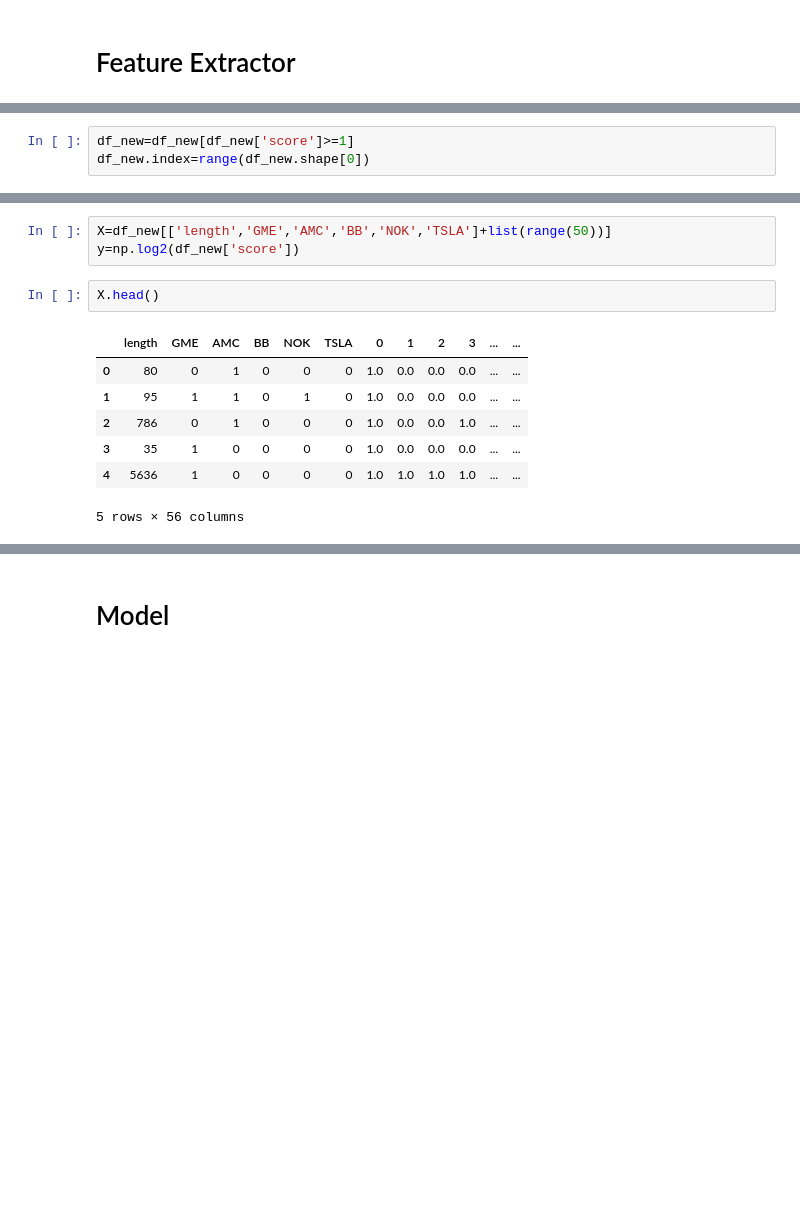
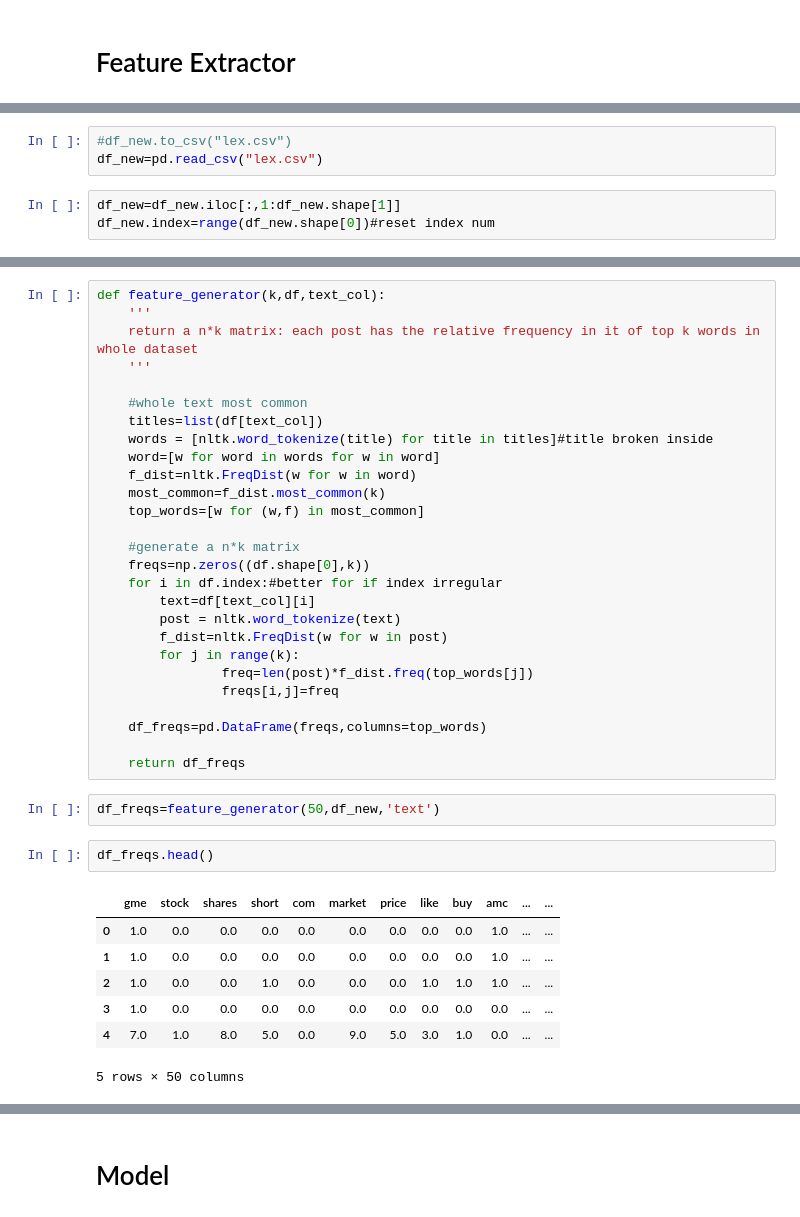
Before and after one commit to atekee/CIS9665, a Jupyter notebook: reddit_michael.ipynb, the cells around one changed output, grey strips where cells are left out. Saved outputs shown, nothing was run; the diff lists cells and outputs as text; blank space fills up the shorter version.

```diff
--- a/reddit_michael.ipynb
+++ b/reddit_michael.ipynb
@@ -327,6 +47,9 @@ df_new=pd.concat([df_new,df_freqs],axis=1)
+# %%
+#df_new.to_csv("lex.csv")
+df_new=pd.read_csv("lex.csv")
 # %%
-df_new=df_new[df_new['score']>=1]
-df_new.index=range(df_new.shape[0])
+df_new=df_new.iloc[:,1:df_new.shape[1]]
+df_new.index=range(df_new.shape[0])#reset index num
 # %%
 df_new.head()
 # %% [output]
@@ -340,13 +62,39 @@ df_new.head()
-# %%
-X=df_new[['length','GME','AMC','BB','NOK','TSLA']+list(range(50))]
-y=np.log2(df_new['score'])
+# %%
+def feature_generator(k,df,text_col):
+    '''
+    return a n*k matrix: each post has the relative frequency in it of top k words in whole dataset
+    '''
+
+    #whole text most common
+    titles=list(df[text_col])
+    words = [nltk.word_tokenize(title) for title in titles]#title broken inside
+    word=[w for word in words for w in word]
+    f_dist=nltk.FreqDist(w for w in word)
+    most_common=f_dist.most_common(k)
+    top_words=[w for (w,f) in most_common]
+
+    #generate a n*k matrix
+    freqs=np.zeros((df.shape[0],k))
+    for i in df.index:#better for if index irregular
+        text=df[text_col][i]
+        post = nltk.word_tokenize(text)
+        f_dist=nltk.FreqDist(w for w in post)
+        for j in range(k):
+                freq=len(post)*f_dist.freq(top_words[j])
+                freqs[i,j]=freq
+
+    df_freqs=pd.DataFrame(freqs,columns=top_words)
+
+    return df_freqs
+# %%
+df_freqs=feature_generator(50,df_new,'text')
 # %%
-X.head()
+df_freqs.head()
 # %% [output]
-|  | length | GME | AMC | BB | NOK | TSLA | 0 | 1 | 2 | 3 | ... | ... |
-| 0 | 80 | 0 | 1 | 0 | 0 | 0 | 1.0 | 0.0 | 0.0 | 0.0 | ... | ... |
-| 1 | 95 | 1 | 1 | 0 | 1 | 0 | 1.0 | 0.0 | 0.0 | 0.0 | ... | ... |
-| 2 | 786 | 0 | 1 | 0 | 0 | 0 | 1.0 | 0.0 | 0.0 | 1.0 | ... | ... |
-| 3 | 35 | 1 | 0 | 0 | 0 | 0 | 1.0 | 0.0 | 0.0 | 0.0 | ... | ... |
-| 4 | 5636 | 1 | 0 | 0 | 0 | 0 | 1.0 | 1.0 | 1.0 | 1.0 | ... | ... |
+|  | gme | stock | shares | short | com | market | price | like | buy | amc | ... | ... |
+| 0 | 1.0 | 0.0 | 0.0 | 0.0 | 0.0 | 0.0 | 0.0 | 0.0 | 0.0 | 1.0 | ... | ... |
+| 1 | 1.0 | 0.0 | 0.0 | 0.0 | 0.0 | 0.0 | 0.0 | 0.0 | 0.0 | 1.0 | ... | ... |
+| 2 | 1.0 | 0.0 | 0.0 | 1.0 | 0.0 | 0.0 | 0.0 | 1.0 | 1.0 | 1.0 | ... | ... |
+| 3 | 1.0 | 0.0 | 0.0 | 0.0 | 0.0 | 0.0 | 0.0 | 0.0 | 0.0 | 0.0 | ... | ... |
+| 4 | 7.0 | 1.0 | 8.0 | 5.0 | 0.0 | 9.0 | 5.0 | 3.0 | 1.0 | 0.0 | ... | ... |
-5 rows × 56 columns
+5 rows × 50 columns
```
Also changed, not shown: parts of 114 cells of this notebook.
